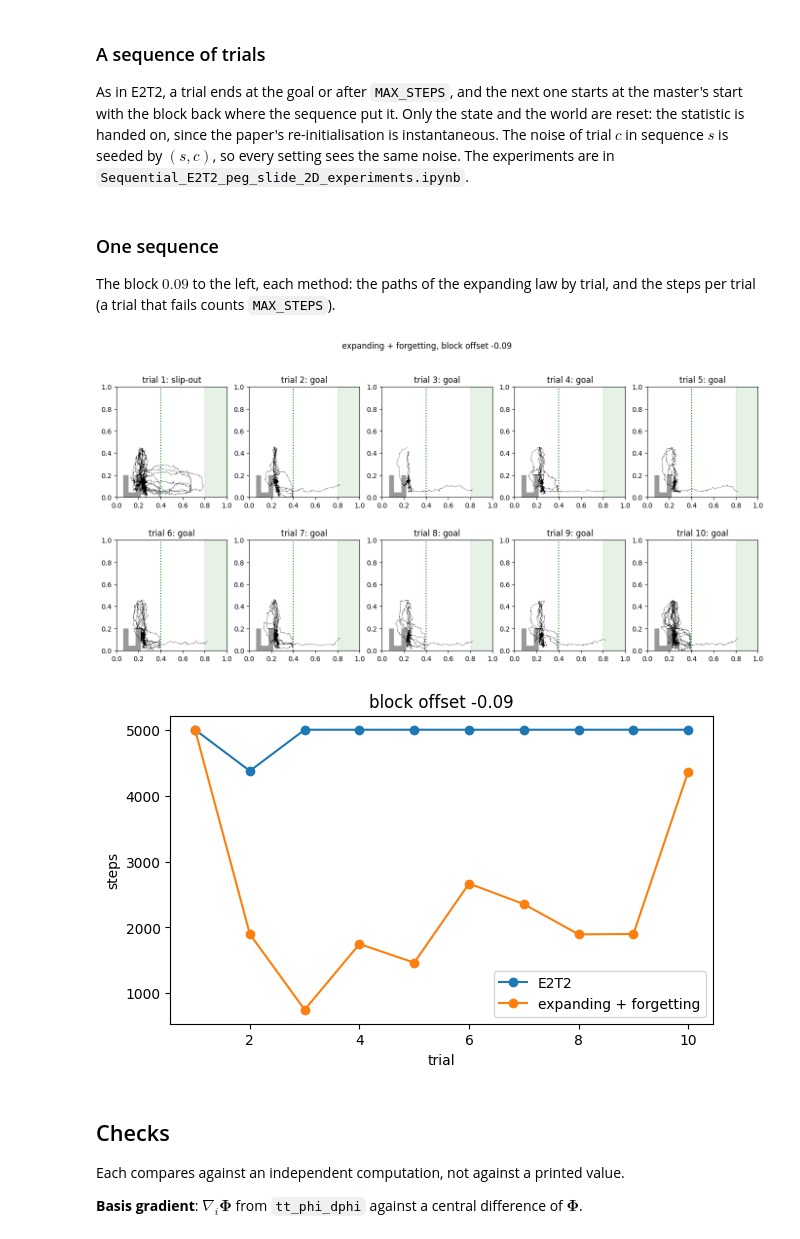
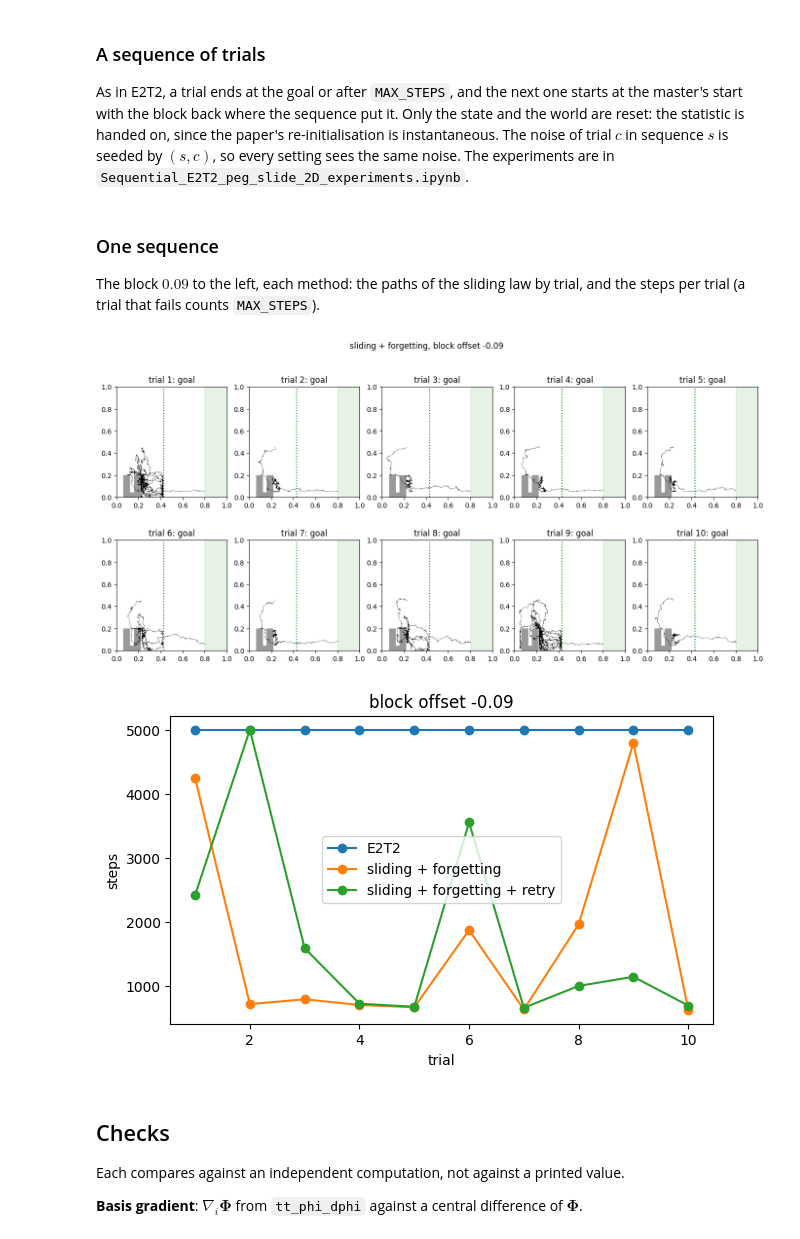
Before and after one commit to tomoya-yamanokuchi/docker_intern_PiPER_ergodic, a Jupyter notebook: final/src/notebooks/Sequential_E2T2_peg_slide_2D.ipynb, the cells around one changed output. Drawn from its saved outputs; the diff is of its cells as text; code cells hidden in the pictures.

```diff
--- a/final/src/notebooks/Sequential_E2T2_peg_slide_2D.ipynb
+++ b/final/src/notebooks/Sequential_E2T2_peg_slide_2D.ipynb
@@ -383,11 +450,11 @@ class PhaseFilter:
     x_prev: np.ndarray = None
 
     def update(self, x):  # -> the posterior mean phase
-        log_lik = -((master - x) ** 2).sum(axis=1) / (2 * h**2)
+        log_lik = -((master[:, :2] - x[:2]) ** 2).sum(axis=1) / (2 * h**2)
         if self.log_belief is None:
             log_belief = log_lik
         else:
-            sigma = max(np.linalg.norm(x - self.x_prev), S_m / N_M)
+            sigma = max(np.linalg.norm(x[:2] - self.x_prev[:2]), S_m / N_M)
             log_belief = logsumexp(self.log_belief[None] - ARC2 / (2 * sigma**2), axis=1) + log_lik
         self.log_belief = log_belief - logsumexp(log_belief)
         self.x_prev = x
@@ -435,14 +522,14 @@ The expanding law with forgetting, and E2T2 for comparison: the path coloured by
 A trial that inserts but leaves the slot mid-push does not recover: the target is fixed in the world, so it sends the tip back to where the slot was taught. That is the week-6 limit of a world-frame target, out of scope here, and counted as its own failure.
 # %%
 fig, ax = plt.subplots(1, 3, figsize=(16, 5))
-for a, (name, expanding, lam) in zip(
-    ax[:2], (("expanding + forgetting", True, lam_f), ("E2T2", False, 1.0)), strict=True
+for a, (name, sliding, lam) in zip(
+    ax[:2], (("sliding + forgetting", True, lam_f), ("E2T2", False, 1.0)), strict=True
 ):
     world = Slide()
     t0 = time.time()
-    r = run_trial(world, Statistic(lam), expanding, np.random.default_rng(0))
+    r = run_trial(world, Statistic(lam), sliding, np.random.default_rng(0))
     draw_world(a, world)
-    a.scatter(*r["path"][1:].T, c=r["phi"], s=1, vmin=0, vmax=1)
+    a.scatter(*r["path"][1:, :2].T, c=r["phi"], s=1, vmin=0, vmax=1)
     a.set_title(
         f"{name}: {'goal' if r['success'] else 'no goal'} in {r['steps']} steps ({1e3 * (time.time() - t0) / r['steps']:.2f} ms/step)"
     )
@@ -458,13 +545,13 @@ The block $0.09$ to either side of where it was taught, so the taught descent la
 # %%
 fig, ax = plt.subplots(2, 2, figsize=(11, 11))
 for row, offset in zip(ax, (0.09, -0.09), strict=True):
-    for a, (name, expanding, lam) in zip(
-        row, (("expanding + forgetting", True, lam_f), ("E2T2", False, 1.0)), strict=True
+    for a, (name, sliding, lam) in zip(
+        row, (("sliding + forgetting", True, lam_f), ("E2T2", False, 1.0)), strict=True
     ):
         world = Slide(offset)
-        r = run_trial(world, Statistic(lam), expanding, np.random.default_rng(1))
+        r = run_trial(world, Statistic(lam), sliding, np.random.default_rng(1))
         draw_world(a, world)
-        a.scatter(*r["path"][1:].T, c=r["phi"], s=1, vmin=0, vmax=1)
+        a.scatter(*r["path"][1:, :2].T, c=r["phi"], s=1, vmin=0, vmax=1)
         a.set_title(
             f"offset {offset:+.2f}, {name}: {'goal' if r['success'] else 'no goal'} in {r['steps']} steps, {r['dead_ends']} dead-end entries"
         )
@@ -475,51 +562,52 @@ plt.show()
 ### A sequence of trials
 As in E2T2, a trial ends at the goal or after `MAX_STEPS`, and the next one starts at the master's start with the block back where the sequence put it. Only the state and the world are reset: the statistic is handed on, since the paper's re-initialisation is instantaneous. The noise of trial $c$ in sequence $s$ is seeded by $(s, c)$, so every setting sees the same noise. The experiments are in `Sequential_E2T2_peg_slide_2D_experiments.ipynb`.
 # %%
-METHODS = {  # name -> (expanding, lambda)
-    "E2T2": (False, 1.0),
-    "expanding + forgetting": (True, lam_f),
+METHODS = {  # name -> (sliding, lambda, retry)
+    "E2T2": (False, 1.0, False),
+    "sliding + forgetting": (True, lam_f, False),
+    "sliding + forgetting + retry": (True, lam_f, True),
 }
 
 
-def run_sequence(expanding, lam, offset, seq, n_trials=10):
+def run_sequence(sliding, lam, retry, offset, seq, n_trials=10):
     stat = Statistic(lam)
     return [
-        run_trial(Slide(offset), stat, expanding, np.random.default_rng([seq, c]))
+        run_trial(Slide(offset), stat, sliding, np.random.default_rng([seq, c]), retry)
         for c in range(n_trials)
     ]
 # %% [markdown]
 ### One sequence
-The block $0.09$ to the left, each method: the paths of the expanding law by trial, and the steps per trial (a trial that fails counts `MAX_STEPS`).
+The block $0.09$ to the left, each method: the paths of the sliding law by trial, and the steps per trial (a trial that fails counts `MAX_STEPS`).
 # %%
 OFFSET = -0.09
 with Pool(len(METHODS)) as pool:
     seq0 = dict(
         zip(
             METHODS,
             pool.starmap(run_sequence, [(*s, OFFSET, 0) for s in METHODS.values()]),
             strict=True,
         )
     )
 
 fig, ax = plt.subplots(2, 5, figsize=(17, 7.5))
 for c, a in enumerate(ax.flat):
-    r = seq0["expanding + forgetting"][c]
+    r = seq0["sliding + forgetting"][c]
     draw_world(a, Slide(OFFSET))
-    a.plot(*r["path"].T, "k", lw=0.3)
+    a.plot(*r["path"][:, :2].T, "k", lw=0.3)
     outcome = "goal" if r["success"] else "slip-out" if r["inserted"] else "never inserted"
     a.set_title(f"trial {c + 1}: {outcome}")
-fig.suptitle(f"expanding + forgetting, block offset {OFFSET:+.2f}")
+fig.suptitle(f"sliding + forgetting, block offset {OFFSET:+.2f}")
 plt.show()
 
 fig, a = plt.subplots(figsize=(7, 4))
 for m, trials in seq0.items():
     a.plot(range(1, len(trials) + 1), [r["steps"] for r in trials], "o-", label=m)
 a.set(xlabel="trial", ylabel="steps", title=f"block offset {OFFSET:+.2f}")
 a.legend()
 plt.show()
 # %% [output]
-[figure, old version]
+[figure, new version]
-[figure, old version]
+[figure, new version]
 # %% [markdown]
 ## Checks
 Each compares against an independent computation, not against a printed value.
```
Also changed, not shown: parts of 34 cells of this notebook, 3 other files.
